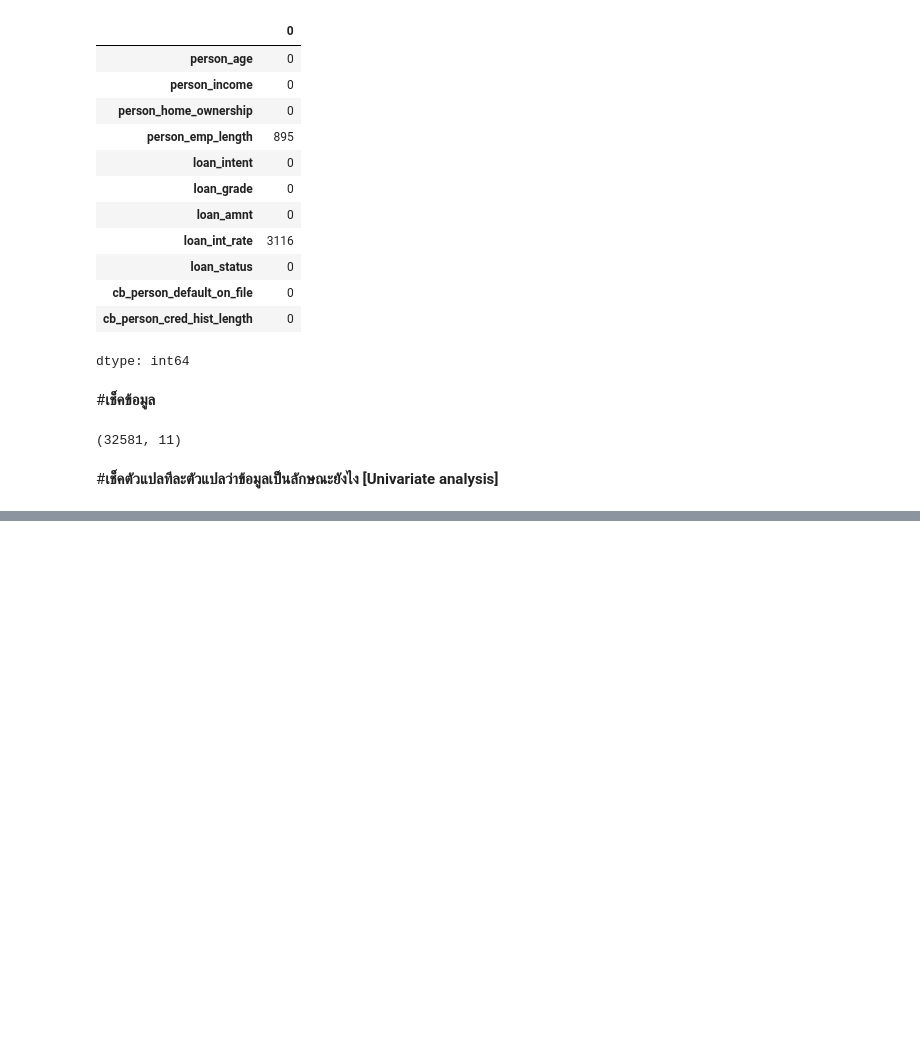
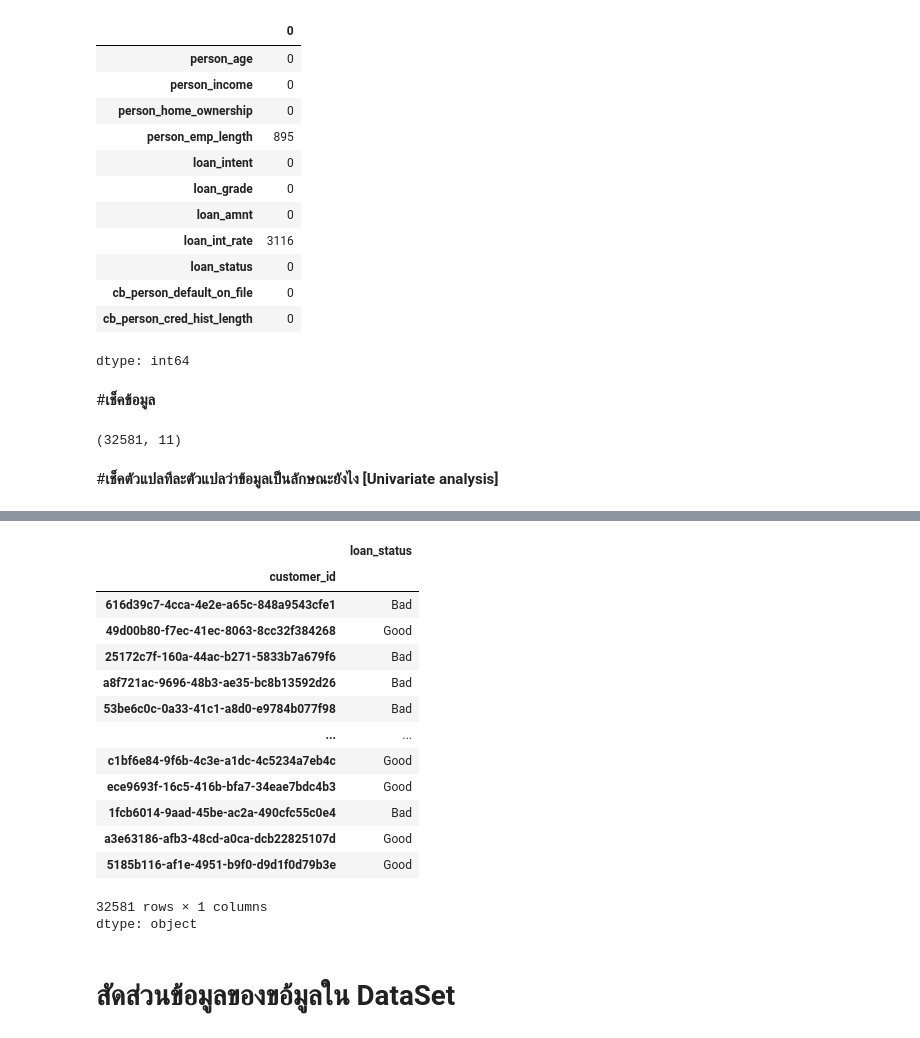
Before and after one commit to Napawan2005/ML_FutureSkil, a Jupyter notebook: ml.ipynb, the cells around one changed output, grey strips where cells are left out. Drawn from its saved outputs; the diff is of its cells as text; code cells hidden in the pictures; blank space fills up the shorter version.

```diff
--- a/ml.ipynb
+++ b/ml.ipynb
@@ -133,0 +197,20 @@ df.shape
+# %%
+df_target['loan_status']
+# %% [output]
+|  | loan_status |
+| customer_id |  |
+| 616d39c7-4cca-4e2e-a65c-848a9543cfe1 | Bad |
+| 49d00b80-f7ec-41ec-8063-8cc32f384268 | Good |
+| 25172c7f-160a-44ac-b271-5833b7a679f6 | Bad |
+| a8f721ac-9696-48b3-ae35-bc8b13592d26 | Bad |
+| 53be6c0c-0a33-41c1-a8d0-e9784b077f98 | Bad |
+| ... | ... |
+| c1bf6e84-9f6b-4c3e-a1dc-4c5234a7eb4c | Good |
+| ece9693f-16c5-416b-bfa7-34eae7bdc4b3 | Good |
+| 1fcb6014-9aad-45be-ac2a-490cfc55c0e4 | Bad |
+| a3e63186-afb3-48cd-a0ca-dcb22825107d | Good |
+| 5185b116-af1e-4951-b9f0-d9d1f0d79b3e | Good |
+32581 rows × 1 columns
+dtype: object
+# %% [markdown]
+# **สัดส่วนข้อมูลของขอ้มูลใน DataSet**
```
Also changed, not shown: parts of 12 cells of this notebook.
